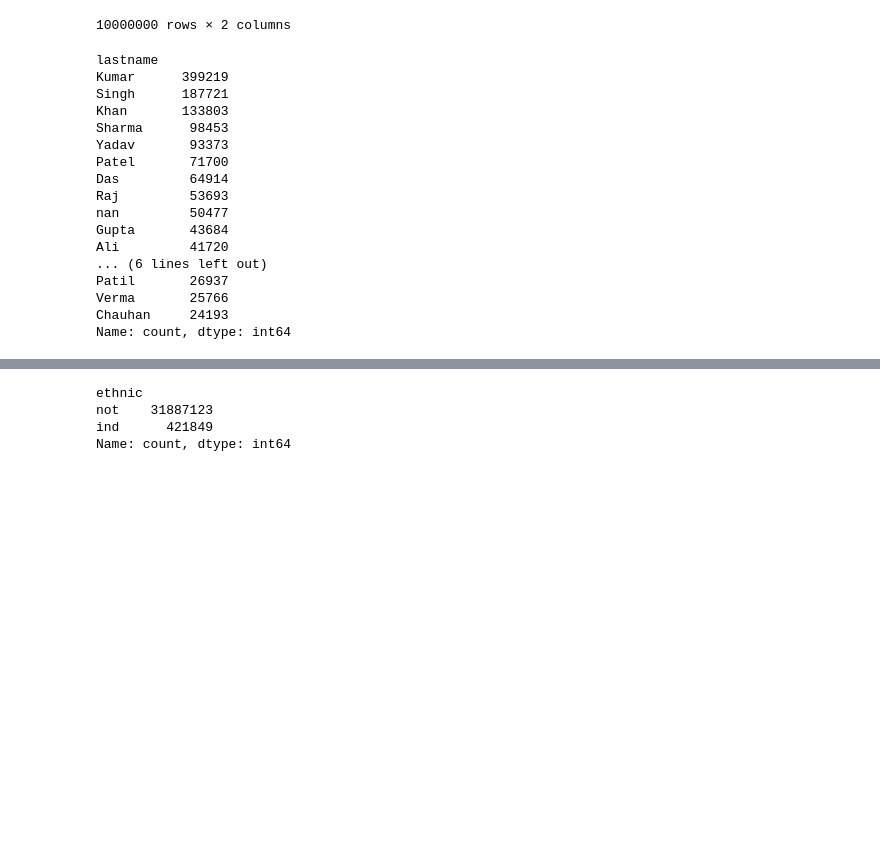
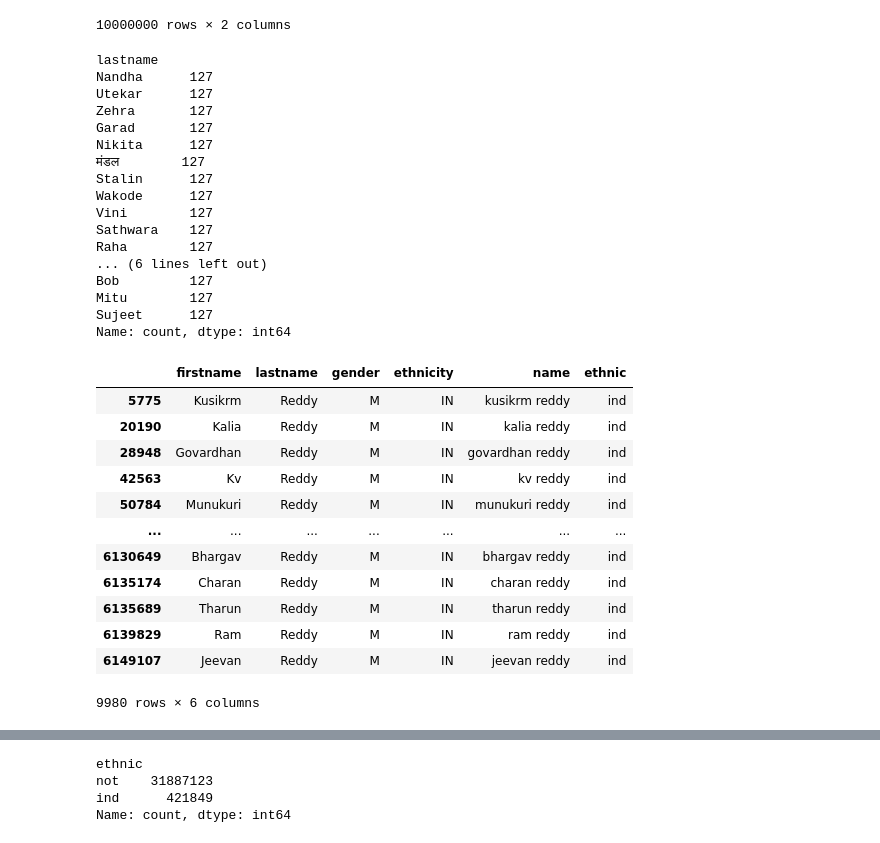
Before and after one commit to kkkarnav/indianamericancontributions, a Jupyter notebook: multi_name_classification.ipynb, the cells around one changed output, grey strips where cells are left out. Cells and saved outputs as stored; diff of their text form; code cells hidden in the pictures; blank space fills up the shorter version.

```diff
--- a/multi_name_classification.ipynb
+++ b/multi_name_classification.ipynb
@@ -394,22 +394,38 @@ df_combined
 | 34819237 | christina mata | not |
 10000000 rows × 2 columns
 # %%
-df_indian["lastname"].value_counts()[:20]
+df_indian["lastname"].value_counts()[3900:3920]
 # %% [output]
 lastname
-Kumar      399219
-Singh      187721
-Khan       133803
-Sharma      98453
-Yadav       93373
-Patel       71700
-Das         64914
-Raj         53693
-nan         50477
-Gupta       43684
-Ali         41720
+Nandha      127
+Utekar      127
+Zehra       127
+Garad       127
+Nikita      127
+मंडल        127
+Stalin      127
+Wakode      127
+Vini        127
+Sathwara    127
+Raha        127
 ... (6 lines left out)
-Patil       26937
-Verma       25766
-Chauhan     24193
+Bob         127
+Mitu        127
+Sujeet      127
 Name: count, dtype: int64
+# %%
+df_indian[df_indian["lastname"] == "Reddy"]
+# %% [output]
+|  | firstname | lastname | gender | ethnicity | name | ethnic |
+| 5775 | Kusikrm | Reddy | M | IN | kusikrm reddy | ind |
+| 20190 | Kalia | Reddy | M | IN | kalia reddy | ind |
+| 28948 | Govardhan | Reddy | M | IN | govardhan reddy | ind |
+| 42563 | Kv | Reddy | M | IN | kv reddy | ind |
+| 50784 | Munukuri | Reddy | M | IN | munukuri reddy | ind |
+| ... | ... | ... | ... | ... | ... | ... |
+| 6130649 | Bhargav | Reddy | M | IN | bhargav reddy | ind |
+| 6135174 | Charan | Reddy | M | IN | charan reddy | ind |
+| 6135689 | Tharun | Reddy | M | IN | tharun reddy | ind |
+| 6139829 | Ram | Reddy | M | IN | ram reddy | ind |
+| 6149107 | Jeevan | Reddy | M | IN | jeevan reddy | ind |
+9980 rows × 6 columns
```
Also changed, not shown: parts of 2 cells of this notebook, 5 other files.
